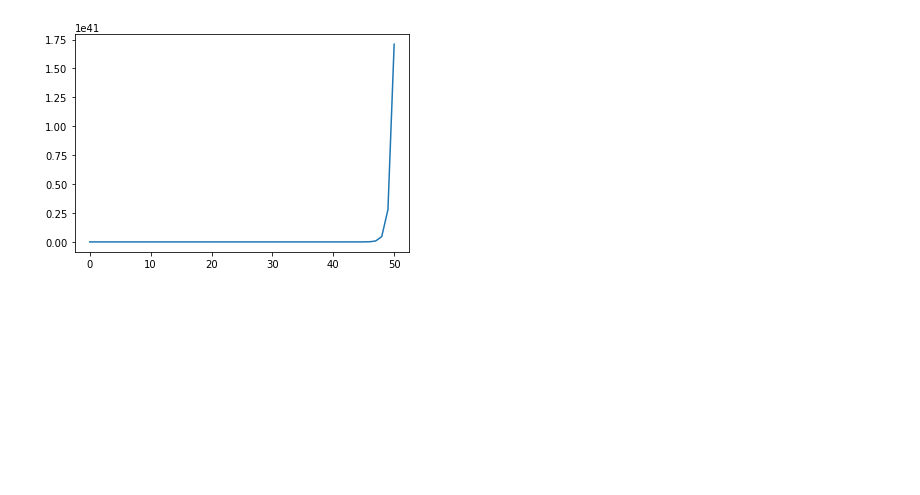
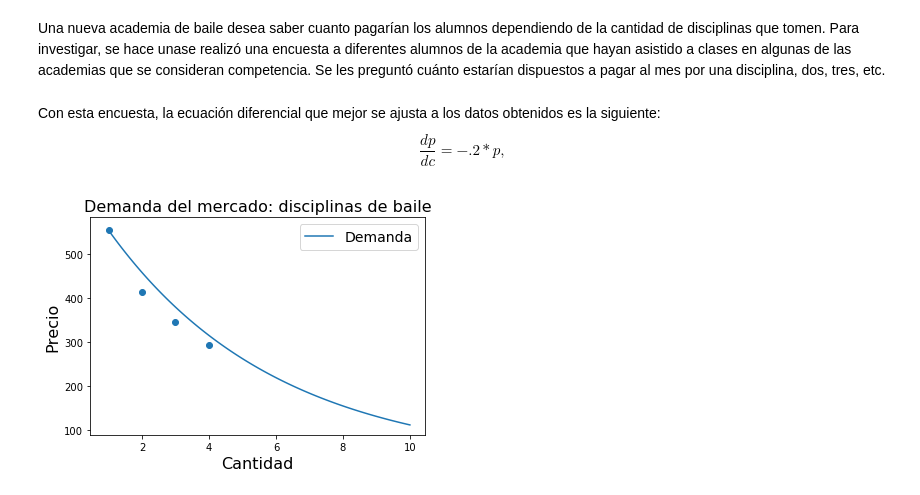
Before and after one commit to ramirezdiana/SimulacionMatematica2017, a Jupyter notebook: proyecto.ipynb, the cells around one changed output. Drawn from its saved outputs; the diff is of its cells as text; code cells hidden in the pictures; blank space fills up the shorter version.

```diff
--- a/proyecto.ipynb
+++ b/proyecto.ipynb
@@ -1,3 +4,8 @@
+# %% [markdown]
+Una nueva academia de baile desea saber cuanto pagarían los alumnos dependiendo de la cantidad de disciplinas que tomen. Para investigar, se hace unase realizó una encuesta a diferentes alumnos de la academia  que hayan asistido a clases en algunas de las academias que se consideran competencia. Se les preguntó cuánto estarían dispuestos a pagar al mes por una disciplina, dos, tres, etc.
+# %% [markdown]
+Con esta encuesta, la ecuación diferencial que mejor se ajusta a los datos obtenidos es la siguiente:
+$$ \frac{dp}{dc}=-.2*p,$$
 # %%
 %matplotlib inline
 import numpy as np
@@ -6,13 +15,17 @@ from scipy.integrate import odeint
-# %%
-def ecuacion(p,t):
-    return (960*p+187.9*np.log(p))/541
-t=np.linspace(0,50)
-x0=500
-resultado=(odeint(ecuacion, x0,t))
-plt.plot(t,resultado,'-')
-plt.show()
-# %% [output]
-[figure, removed]
-# %%
-t=np.linspace(0,50)
-y=.0505*11174*np.exp(.0505t)
+# %%
+def ecuacion(p,t):
+    return -.2*p+5
+t=np.linspace(1,10,100)
+x0=555
+resultado=(odeint(ecuacion, x0,t))
+plt.plot(t,resultado,'-',label='Demanda')
+xdata = np.array([1,2,3,4])
+ydata=np.array([555,415,346.66,293.75])
+plt.scatter(xdata,ydata)
+plt.legend(loc='upper right',prop={'size': 14})
+plt.xlabel('Cantidad',fontsize = 16)
+plt.ylabel('Precio',fontsize = 16)
+plt.title('Demanda del mercado: disciplinas de baile',fontsize = 16)
+plt.show()
+# %% [output]
+[figure, added]
```
Also changed, not shown: parts of 4 cells of this notebook, 1 other file.
